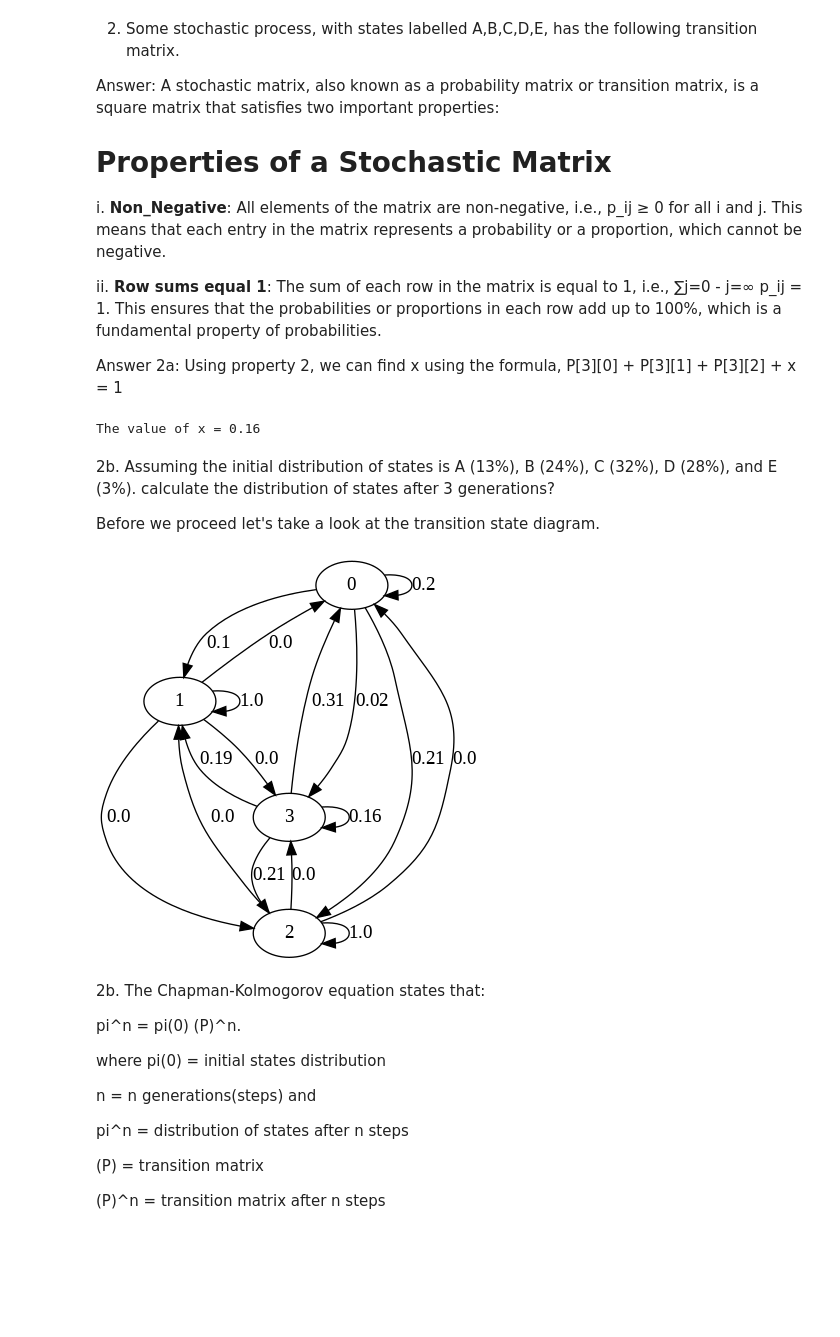
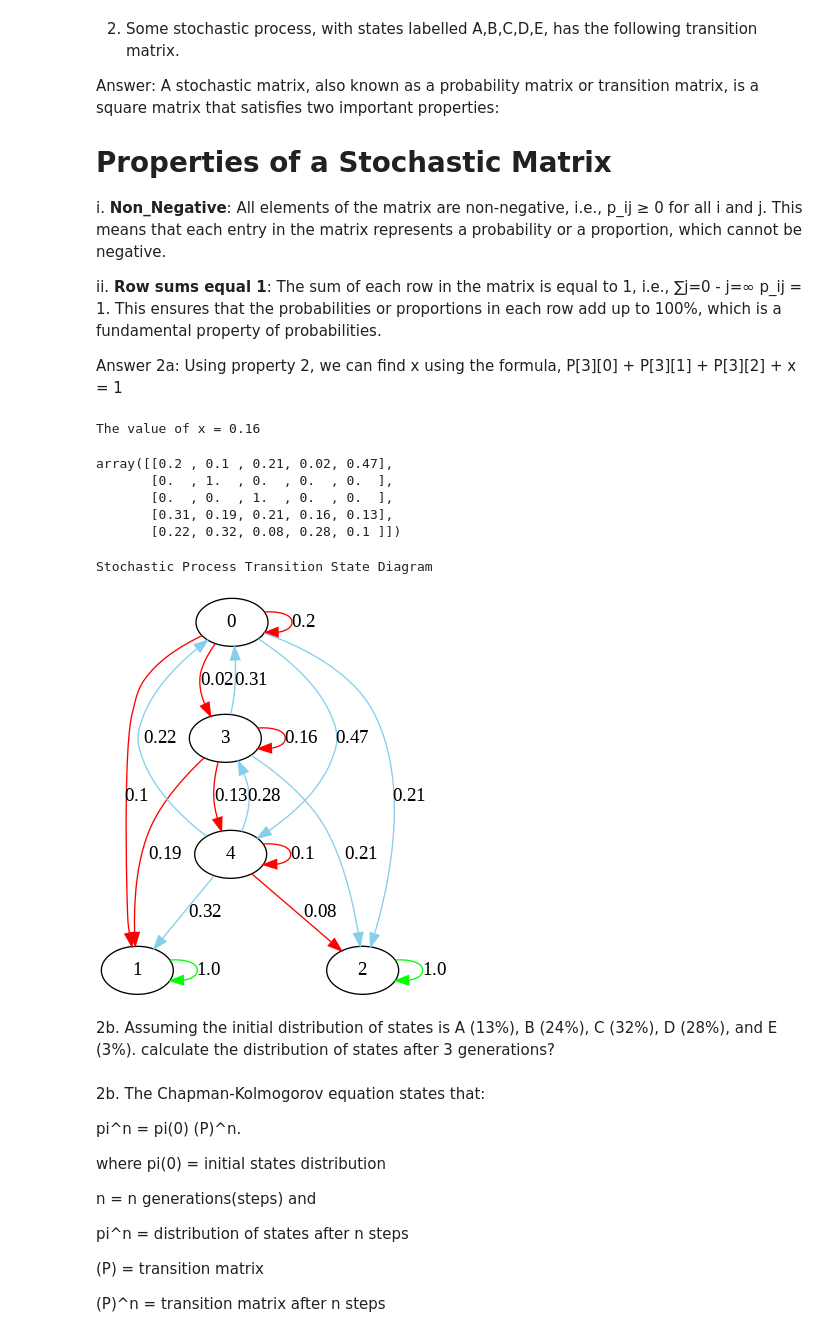
Before and after one commit to ovieimara/MATPMD4, a Jupyter notebook: MATPMD4_Assignment1_3422868.ipynb, the cells around one changed output. Drawn from its saved outputs; the diff is of its cells as text; code cells hidden in the pictures; blank space fills up the shorter version.

Commit message:
stochastic process

```diff
--- a/MATPMD4_Assignment1_3422868.ipynb
+++ b/MATPMD4_Assignment1_3422868.ipynb
@@ -24,7 +24,7 @@ ii. **Row sums equal 1**: The sum of each row in the matrix is equal to 1, i.e.,
 Answer 2a: Using property 2, we can find x using the formula, P[3][0] + P[3][1] + P[3][2] + x = 1
 # %%
 x = 1 - (0.31 + 0.19 + 0.21 + 0.13)
-x = round(x, 2) #round up to 2 decimal places
+x = np.round(x, 2) #round up to 2 decimal places
 print(f"The value of x = {x}")
 P = [
       [0.2, 0.1, 0.21, 0.02, 0.47],
@@ -35,28 +35,45 @@ P = [
     ]
 
 P = np.array(P)
+display(P)
 # %% [output]
 The value of x = 0.16
+array([[0.2 , 0.1 , 0.21, 0.02, 0.47],
+       [0.  , 1.  , 0.  , 0.  , 0.  ],
+       [0.  , 0.  , 1.  , 0.  , 0.  ],
+       [0.31, 0.19, 0.21, 0.16, 0.13],
+       [0.22, 0.32, 0.08, 0.28, 0.1 ]])
+# %%
+def renderStateDiagram(matrix):
+  shape = matrix.shape[0]
+  G = nx.MultiDiGraph( directed = True )
+  for i in range(shape):
+    for j in range(shape):
+      if matrix[i][j] != 0:
+        #add edges for each transition from i - j
+        G.add_edge(str(i), str(j), weight = matrix[i][j] )
+  dot = Digraph()
+
+  for u, v, d in G.edges( data = True ):
+    weight = d.get( 'weight' , 0)
+
+    if weight > 0.5:
+      color = 'green' #high probability
+    elif weight > 0.2:
+      color = 'skyblue' #medium probability
+    else:
+      color = 'red' #low probability
+    dot.edge(u, v, label=str(weight), color=color)
+
+  src = Source(dot.source)
+  src.format = 'png'
+  return src
+
+print(f"Stochastic Process Transition State Diagram")
+src = renderStateDiagram(P)
+Image(src.render())
+# %% [output]
+Stochastic Process Transition State Diagram
+[figure, added]
 # %% [markdown]
 2b. Assuming the initial distribution of states is A (13%), B (24%), C (32%), D (28%), and E (3%). calculate the distribution of states after 3 generations?
-
-Before we proceed let's take a look at the transition state diagram.
-# %%
-def renderStateDiagram(matrix):
-  G = nx.MultiDiGraph( directed = True )
-  for i in range(4):
-    for j in range(4):
-      G.add_edge(str(i) , str(j) , weight = matrix[i][j] )
-  dot = Digraph()
-
-  for u , v , d in G.edges( data = True ):
-    dot.edge(u, v, label = str(d.get('weight' , '' )))
-
-  src = Source(dot.source)
-  src.format = 'png'
-  return src
-
-src = renderStateDiagram(P)
-Image(src.render())
-# %% [output]
-[figure, removed]
```
Also changed, not shown: parts of 33 cells of this notebook.
